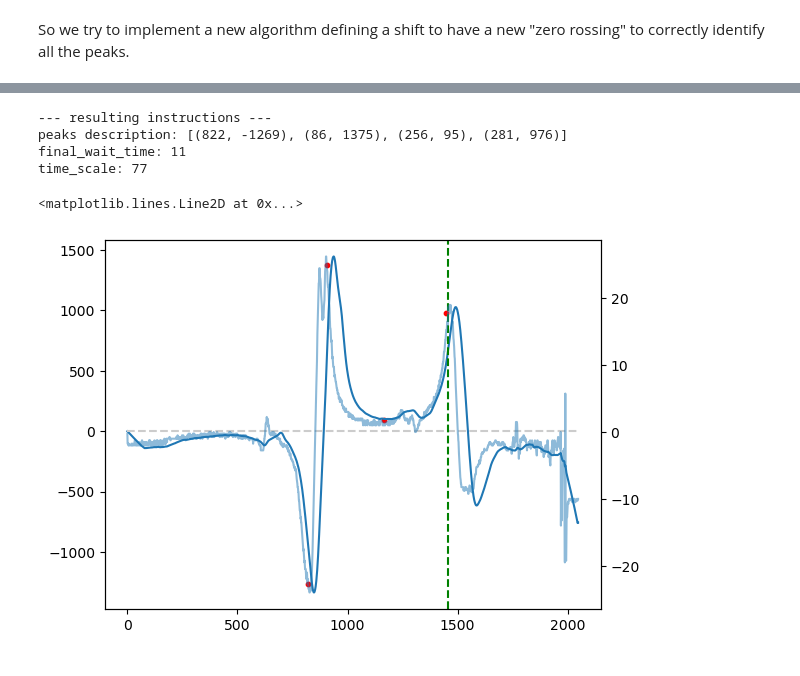
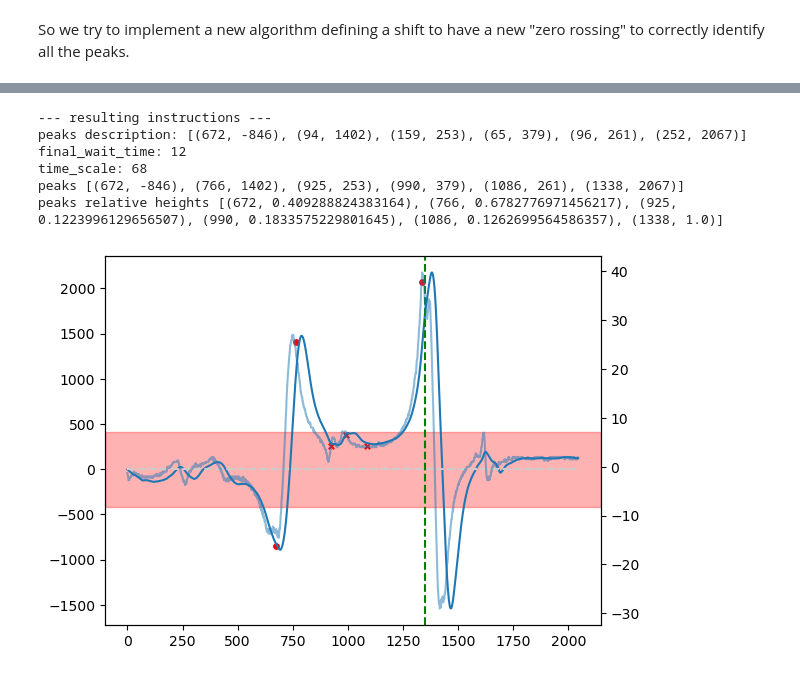
Before and after one commit to jack00look/RP_Spectroscopy, a Jupyter notebook: linien_server/try.ipynb, the cells around one changed output, grey strips where cells are left out. Saved outputs shown, nothing was run; the diff lists cells and outputs as text; code cells hidden in the pictures.

Commit message:
updated the try.ipynb notebook in order to discard all the peaks found that are smaller than a threshold in order to have only instructions for significant peaks.

```diff
--- a/linien_server/try.ipynb
+++ b/linien_server/try.ipynb
@@ -120,7 +116,7 @@ __The first spectrum is 10^4 times smaller than the others. To check why. In the
 # %%
 spectra[0] = list((np.array(spectra[1]) + np.array(spectra[2]) + np.array(spectra[3]) + np.array(spectra[4])) / 4.)
 # %%
-target_idxs = [1450, 1600]
+#target_idxs = [1450, 1600]
 # %%
 # Visualize the spectra and highlight the lock region
 
@@ -355,7 +342,7 @@ FigureCanvasAgg is non-interactive, and thus cannot be shown
 # %% [markdown]
 So we try to implement a new algorithm defining a shift to have a new "zero rossing" to correctly identify all the peaks.
 # %%
-offset = -180 # - (+) to shift the signal down (up)
+offset = -300 # - (+) to shift the signal down (up)
 prepared_spectrum_offset = [value + offset for value in prepared_spectrum]
 peaks_offset = get_all_peaks(prepared_spectrum_offset, target_idxs_prepared)
 peaks = []
@@ -549,30 +533,55 @@ lock_position 1490
 # %%
-res = calculate_autolock_instructions(spectra, (x0, x1), -180)
+res = calculate_autolock_instructions(spectra, (x0, x1), -300)
 clear_output()
 print('--- resulting instructions ---')
 print('peaks description:', res[0])
 print('final_wait_time:', res[1])
 print('time_scale:', res[2])
 
 peaks = []
 idx = 0
 for i in range(len(res[0])):
     idx += res[0][i][0]
     peaks.append((idx, res[0][i][1]))
 
 fig, ax0 = plt.subplots()
 ax1 = ax0.twinx() # Secondary y-axis
 
 ax0.plot(prepared_spectrum)
 ax1.plot(spectra_cropped[0], alpha=0.5)
-for peak_position, peak_height in peaks:
-    ax0.scatter(peak_position, peak_height, color='red', s=10)
 ax0.hlines(0, 0, len(prepared_spectrum), color = '0.8', ls = '--')
 ax0.axvline(idx+final_wait_time, color='g', linestyle='--')
+
+# --- we want to get rid of the undesired peaks ---
+peak_threshold_factor = 0.2 #all the peaks with height less than peak_threshold_factor*maximum_height will be ignored
+maximum_height = max( np.abs(peaks[i][1]) for i in range(len(peaks)))
+peaks_relative_heights = [(peak_position, abs(peak_height/maximum_height)) for peak_position, peak_height in peaks]
+print('peaks', peaks)
+print('peaks relative heights', peaks_relative_heights)
+ax0.axhspan(-peak_threshold_factor*maximum_height, peak_threshold_factor*maximum_height, color='red', alpha=0.3)
+
+discarded_description = []
+accepted_description = []
+discarded_peaks = []
+accepted_peaks = []
+
+for i in range(len(peaks_relative_heights)):
+    if peaks_relative_heights[i][1] < peak_threshold_factor:
+        discarded_description.append( (res[0][i][0], res[0][i][1]) )
+        discarded_peaks.append( peaks[i] )
+    else:
+        accepted_description.append( (res[0][i][0], res[0][i][1]) )
+        accepted_peaks.append( peaks[i] )
+
+for peak_position, peak_height in accepted_peaks:
+    ax0.scatter(peak_position, peak_height, color='red', s=15)
+for peak_position, peak_height in discarded_peaks:
+    ax0.scatter(peak_position, peak_height, color='red', s=15, marker='x')
 # %% [output]
 --- resulting instructions ---
-peaks description: [(822, -1269), (86, 1375), (256, 95), (281, 976)]
-final_wait_time: 11
-time_scale: 77
+peaks description: [(672, -846), (94, 1402), (159, 253), (65, 379), (96, 261), (252, 2067)]
+final_wait_time: 12
+time_scale: 68
+peaks [(672, -846), (766, 1402), (925, 253), (990, 379), (1086, 261), (1338, 2067)]
+peaks relative heights [(672, 0.409288824383164), (766, 0.6782776971456217), (925, 0.1223996129656507), (990, 0.1833575229801645), (1086, 0.1262699564586357), (1338, 1.0)]
-<matplotlib.lines.Line2D at 0x...>
-[figure, old version]
+[figure, new version]
```
Also changed, not shown: parts of 11 cells of this notebook, 11 other files.
